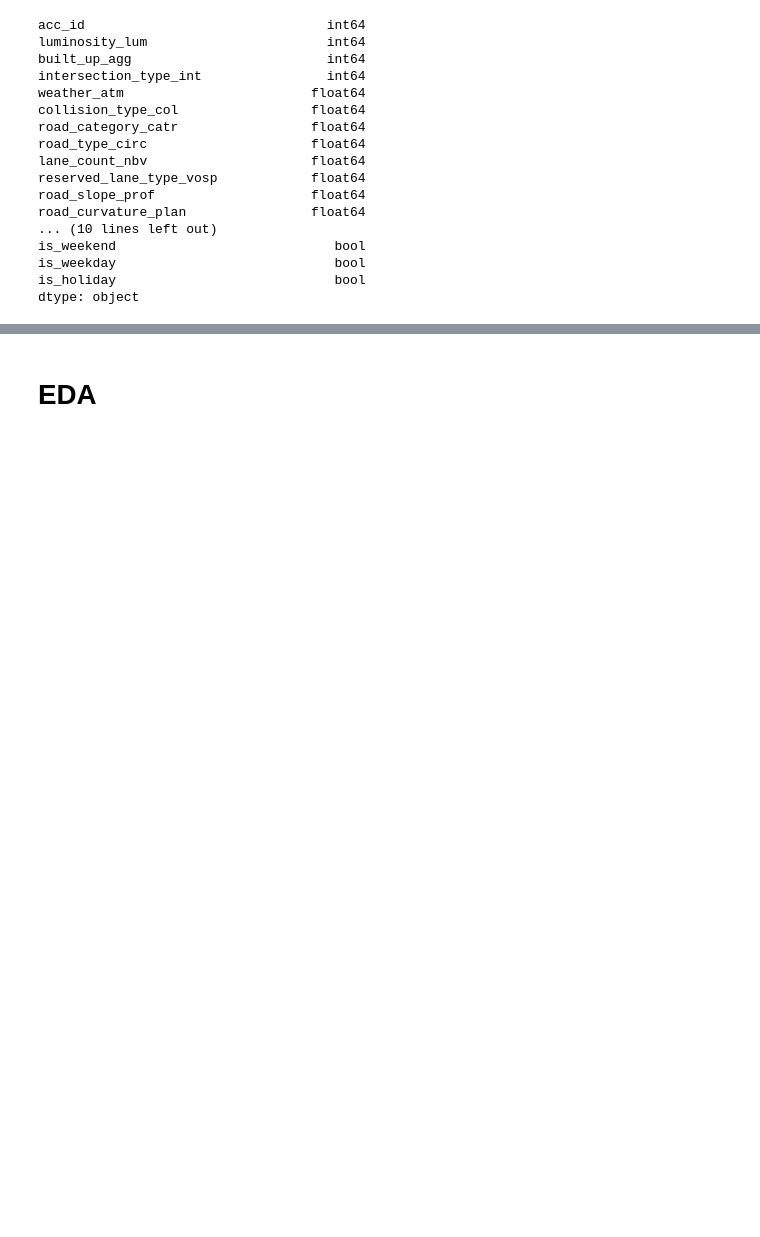
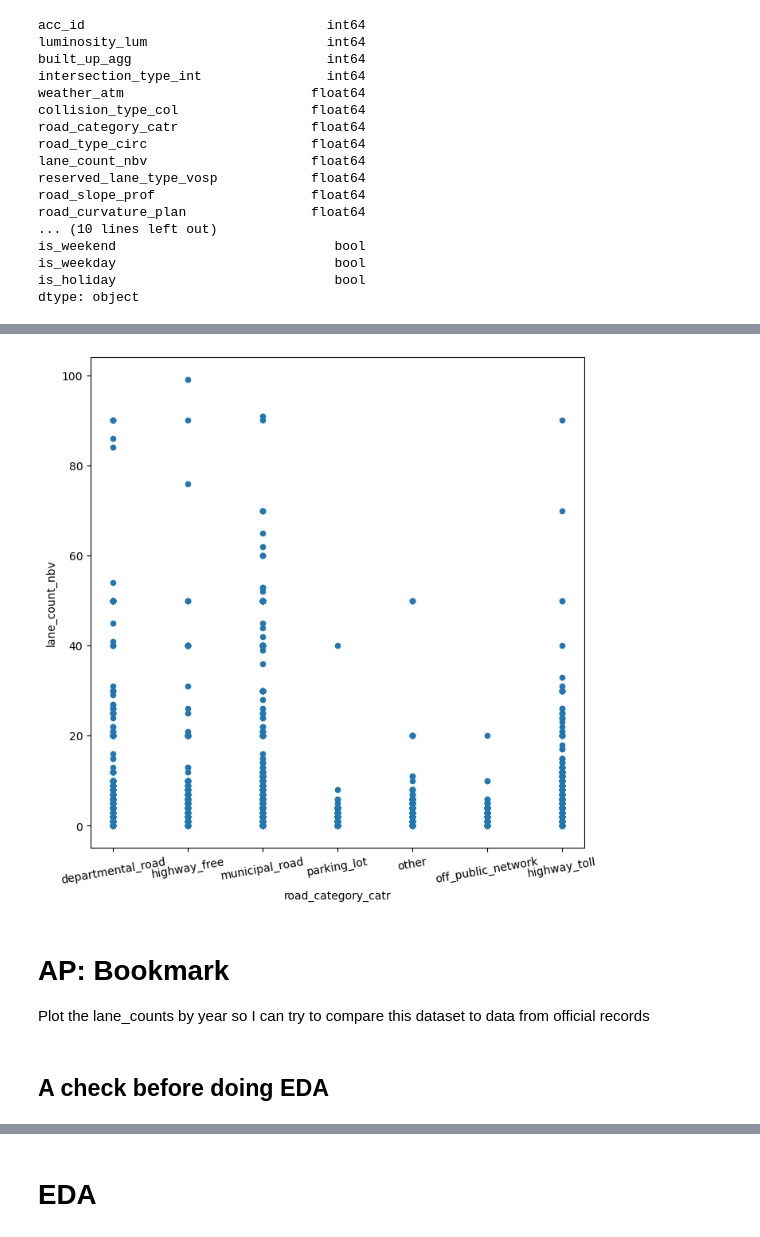
Before and after one commit to August-JF-Perez/AugustP_Crash_Location_Characterization, a Jupyter notebook: Capstone 3 Data Wrangling and EDA.ipynb, the cells around one changed output, grey strips where cells are left out. Cells and saved outputs as stored; diff of their text form; code cells hidden in the pictures; blank space fills up the shorter version.

```diff
--- a/Capstone 3 Data Wrangling and EDA.ipynb
+++ b/Capstone 3 Data Wrangling and EDA.ipynb
@@ -1711,0 +1752,6 @@ df_main[['weather_atm', 'collision_type_col', 'road_category_catr', 'road_type_c
+# %%
+#check for any missed values
+cat_cols = ['luminosity_lum', 'built_up_agg', 'intersection_type_int', 'weather_atm', 'collision_type_col', 'road_category_catr', 'road_type_circ', 'reserved_lane_type_vosp', 'road_slope_prof', 'road_curvature_plan', 'surface_cond_surf', 'infrastructure_infra', 'crash_location_situ']
+for col in cat_cols:
+    print(df_main[col].value_counts(dropna=False))
+    print()
@@ -1711,0 +1778,2 @@ df_main[['weather_atm', 'collision_type_col', 'road_category_catr', 'road_type_c
+# %%
+df_main[cat_cols] = df_main[cat_cols].astype('category')
@@ -1711,0 +1803,3 @@ df_main[['weather_atm', 'collision_type_col', 'road_category_catr', 'road_type_c
+# %%
+num_cols = ['lane_count_nbv', 'central_sep_width_lartpc', 'road_width_larrout']
+#Not including any engineered features
@@ -1711,0 +1830,3 @@ df_main[['weather_atm', 'collision_type_col', 'road_category_catr', 'road_type_c
+# %%
+df_main[num_cols] = df_main[num_cols].astype('int')
+df_main[num_cols].dtypes
@@ -1711,0 +1927,9 @@ df_main[['weather_atm', 'collision_type_col', 'road_category_catr', 'road_type_c
+# %%
+df_main.plot(kind='scatter', x='road_category_catr', y='lane_count_nbv')
+plt.xticks(rotation=10)
+plt.show()
+# %% [output]
+[figure, added]
+# %% [markdown]
+# AP: Bookmark
+Plot the lane_counts by year so I can try to compare this dataset to data from official records
@@ -1711,0 +1941,2 @@ df_main[['weather_atm', 'collision_type_col', 'road_category_catr', 'road_type_c
+# %% [markdown]
+## A check before doing EDA
```
Also changed, not shown: parts of 46 cells of this notebook.
